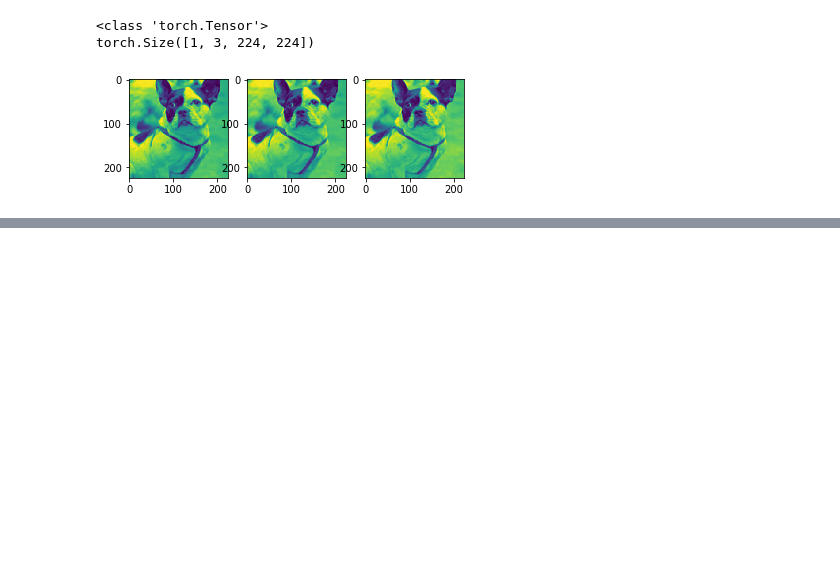
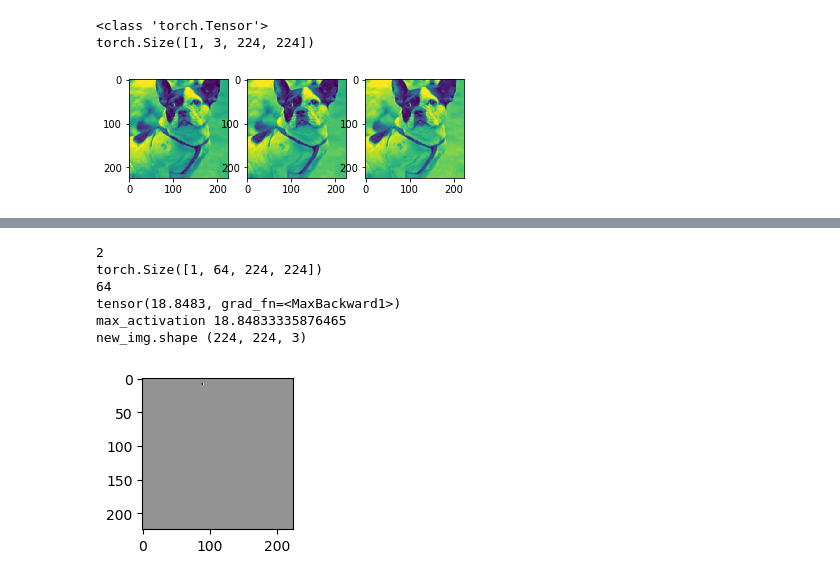
Before and after one commit to shxy0/VisualizingCNN, a Jupyter notebook: main.ipynb, the cells around one changed output, grey strips where cells are left out. Saved outputs shown, nothing was run; the diff lists cells and outputs as text; code cells hidden in the pictures; blank space fills up the shorter version.

```diff
--- a/main.ipynb
+++ b/main.ipynb
@@ -254,6 +249,20 @@ def drawImages(rows, cols, imgs, save=False):
         print('result picture has save at ./' + figname)
 
     plt.show()
+# %%
+def drawLayerBackward(layer, save=False):
+
+    print(layer)
+    if layer == -1 :
+      return
+
+    # plt.figure(num=None, figsize=(cfg[layer][0], cfg[layer][1]), dpi=cfg[layer][2])
+    plt.figure(num=None, figsize=(2, 2), dpi=cfg[layer][2])
+
+    img, activation = vis_layer(layer, vgg16_conv, vgg16_deconv)
+
+    plt.imshow(img)
+    plt.show()
 # %%
 print(type(vgg16_conv.features[0]))
 
@@ -311,0 +320,10 @@ torch.Size([64, 112, 112])
+# %%
+drawLayerBackward(2)
+# %% [output]
+2
+torch.Size([1, 64, 224, 224])
+64
+tensor(18.8483, grad_fn=<MaxBackward1>)
+max_activation 18.84833335876465
+new_img.shape (224, 224, 3)
+[figure, added]
```
Also changed, not shown: parts of 6 cells of this notebook, 1 other file.
